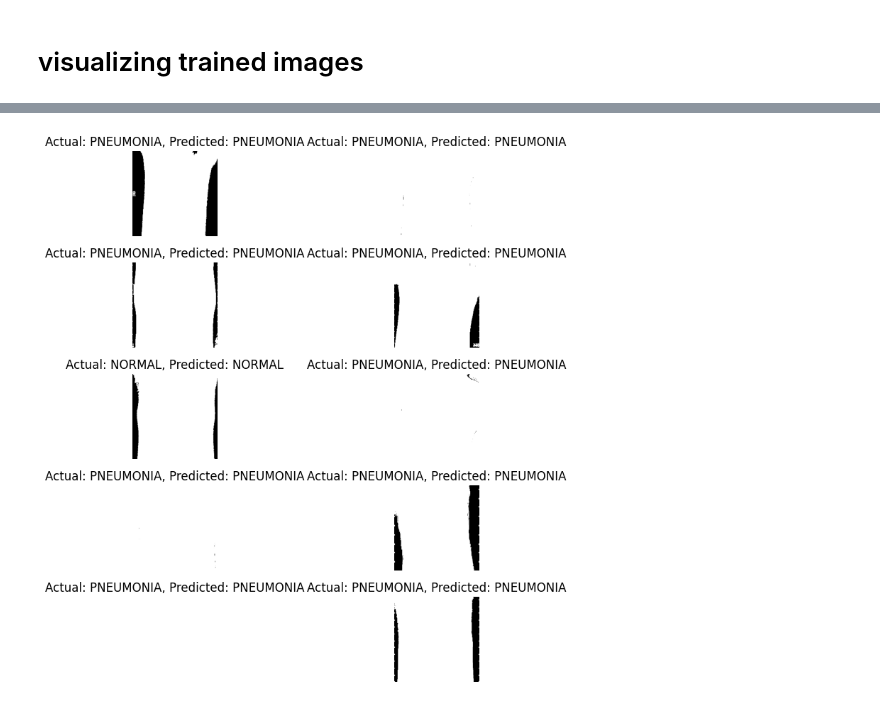
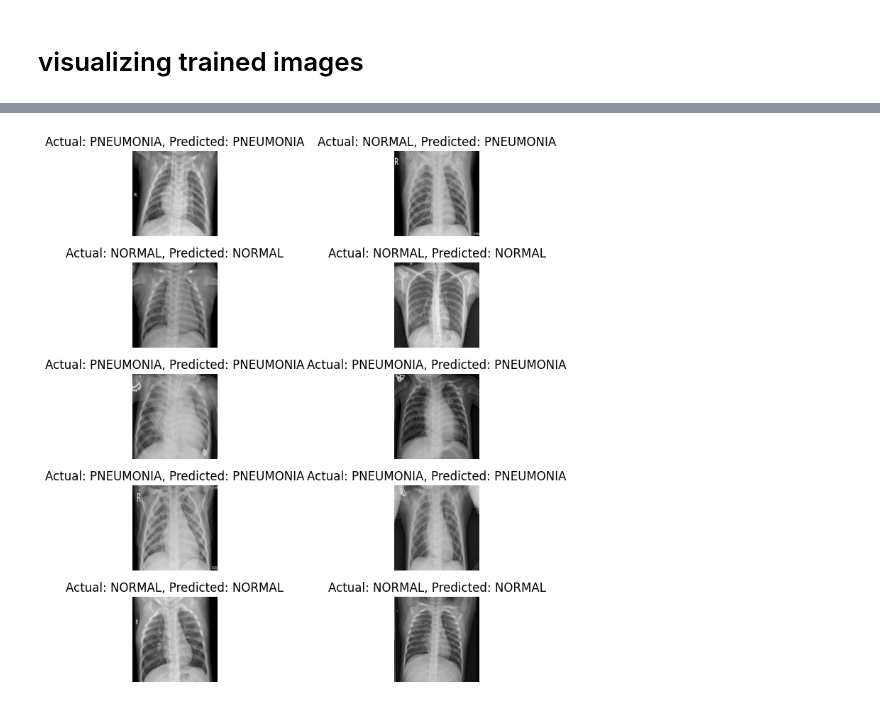
Before and after one commit to KdotMShah/Pneumonia-Detection-hosted-with-flask, a Jupyter notebook: Pneumonia_Detection_VGG19.ipynb, the cells around one changed output, grey strips where cells are left out. Drawn from its saved outputs; the diff is of its cells as text; code cells hidden in the pictures.

```diff
--- a/Pneumonia_Detection_VGG19.ipynb
+++ b/Pneumonia_Detection_VGG19.ipynb
@@ -105,6 +98,12 @@ train_ds = train_data.map(apply_augmentation, num_parallel_calls=tf.data.AUTOTUN
 
 train_ds = train_ds.prefetch(buffer_size=tf.data.AUTOTUNE)
 val_ds = valid_data.prefetch(buffer_size=tf.data.AUTOTUNE)
+test_ds = test_data.prefetch(buffer_size=tf.data.AUTOTUNE)
+# %%
+# normalization
+train_ds = train_ds.map(lambda x, y: (x / 255.0, y))
+val_ds = val_ds.map(lambda x, y: (x / 255.0, y))
+test_ds = test_ds.map(lambda x, y: (x / 255.0, y))
 # %% [markdown]
 # Preparing the architecture to train images
 # %%
@@ -130,7 +145,7 @@ from keras.models import Model, Sequential
 # %%
-# from keras.optimizers import Adam
+from keras.optimizers import Adam
 
-# opt = Adam(learning_rate=0.00001)
+opt = Adam(learning_rate=0.0001)
 
-# model.compile(optimizer=opt, loss='binary_crossentropy', metrics=['accuracy'])
+model_vgg19.compile(optimizer=opt, loss='binary_crossentropy', metrics=['accuracy'])
 # %%
@@ -149,21 +156,0 @@ from keras.models import Model, Sequential
-# %%
-from keras.applications import VGG19
-
-base_model = VGG19(
-    include_top=False,
-    weights="imagenet",
-    input_shape=shape,
-    classes=NUM_CLASSES,
-    pooling='max'
-)
-
-base_model.trainable = True
-
-model_vgg19 = Sequential()
-model_vgg19.add(Input(shape))
-model_vgg19.add(Rescaling(1./255))
-
-model_vgg19.add(base_model)
-model_vgg19.add(Dense(512, activation='relu'))
-model_vgg19.add(Dense(1, activation='sigmoid'))
-model_vgg19.summary()
@@ -247,7 +196,7 @@ model_vgg19.save('my_model.keras')
 import tensorflow as tf
 import matplotlib.pyplot as plt
 
-images, labels = next(iter(train_data)) # accessing first batch or images and labels(using for image_dataset_from_directory module)
+images, labels = next(iter(test_ds)) # accessing first batch or images and labels(using for image_dataset_from_directory module)
 
 predicted_data = model_vgg19.predict(images)
 
@@ -293 +242 @@ plt.show()
-[figure, old version]
+[figure, new version]
```
Also changed, not shown: parts of 14 cells of this notebook, 3 other files.
